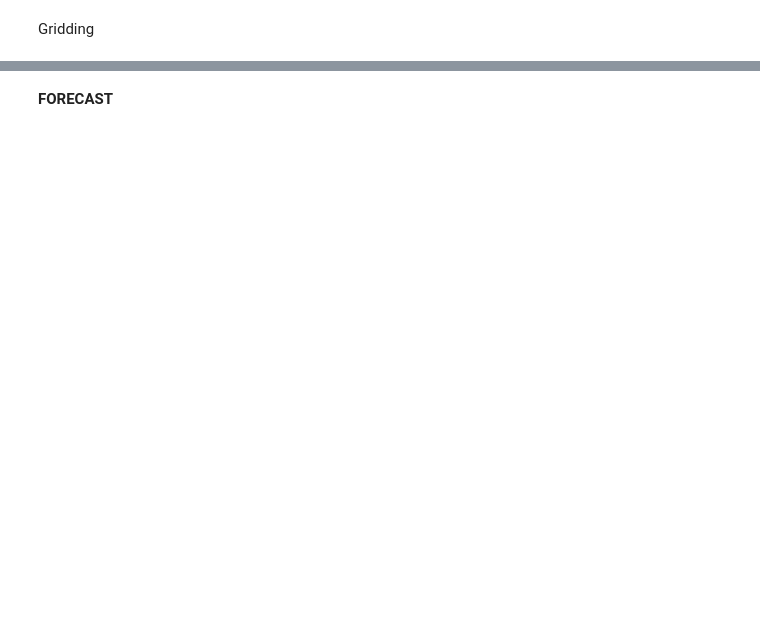
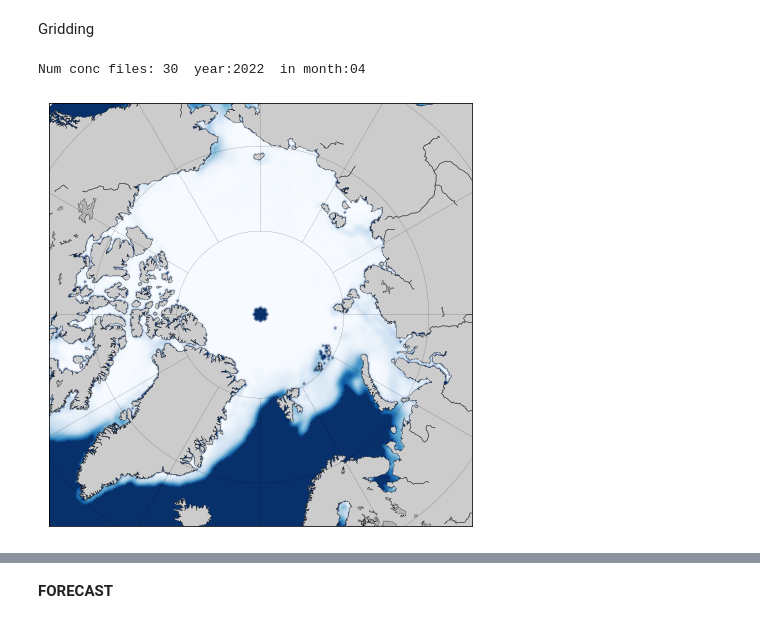
Before and after one commit to ozturkgizem/042422, a Jupyter notebook: SeaIcePrediction.ipynb, the cells around one changed output, grey strips where cells are left out. Saved outputs shown, nothing was run; the diff lists cells and outputs as text; code cells hidden in the pictures; blank space fills up the shorter version.

```diff
--- a/SeaIcePrediction.ipynb
+++ b/SeaIcePrediction.ipynb
@@ -44,8 +45,13 @@ from mpl_toolkits.basemap import Basemap, shiftgrid
 # %%
 !git clone https://github.com/ozturkgizem/042422.git Gizem
 # %%
-#os.makedirs(os.path.join("./SeaIce2022/ICE_CONC/NASA_TEAM"))
+#non-compatible w the other dir
+datapath= "./SeaIce2022/ICE_CONC/NASA_TEAM"
+if not os.path.exists(datapath):
+	os.makedirs(os.path.join(datapath))
 !cp -r ./Gizem/ICE_CONC/ARCTIC/ ./SeaIce2022/ICE_CONC/NASA_TEAM/
 !cp -r ./Gizem/ICE_CONC/ANTARCTIC/ ./SeaIce2022/ICE_CONC/NASA_TEAM/
+!cp -r ./Gizem/SeaIceIndex ./SeaIce2022/
+!rm -r ./Gizem
 # %% [markdown]
 ***TAHMİN FONKS-FORECAST FUNCS***
@@ -1191,7 +1163,7 @@ Gridding
 # File paths
 datapath='./SeaIce2022/'
 rawdatapath='./SeaIce2022/'
-dataoutpath='./Data/DataOutput/IceConcA/'
+dataoutpath='./DataOutput/IceConcA/'
 figpath='./Figures/Arctic/IceConc/'
 if not os.path.exists(rawdatapath):
 	os.makedirs(os.path.join(rawdatapath))
@@ -1213,11 +1185,11 @@ lonsG, latsG, xptsG, yptsG = m.makegrid(nx, ny, returnxy=True)
 #yptsG.dump(dataoutpath+'ypts'+grid_str+poleStr)
 
 poleStr='A'# 'A: Arctic, AA: Antarctic
-month=5 # 5=June, 0=January
-year=2016
+month=4 # 5=June, 0=January
+year=2022
 
 # Get lon/lats pf the ice concentration data on polar sterographic grid
-lats, lons = get_psnlatslons(datapath)
+lats, lons = get_psnlatslons("./Github/Data")
 xpts, ypts =m(lons, lats)
 
 f = Dataset('./Github/Data/OTHER/NIC_valid_ice_mask.N25km.01.1972-2007.nc', 'r')
@@ -1230,70 +1202,35 @@ if (year>2019):
   ice_conc = get_month_concSN_NRT(datapath, year, month, alg=alg, pole=poleStr, monthMean=1)
   # Mask values below 0.15
   ice_conc=ma.masked_where(ice_conc<=0.15, ice_conc)
-elif (year>2016 and year=<2019):
+elif (year>2016 and year<=2019):
 	#2017-2019 arası kendi repomdan çekiyorum: monthly
 	ice_conc = get_month_concSN(datapath, year, month, alg=alg, pole=poleStr)
 else:
 	#2016'ya kadar githubdaki repodan çekiyorum: monthly
 	ice_conc = get_month_concSN('./Github/Data', year, month, alg=alg, pole=poleStr)
 
 # fill ice concentration data with zeroes
 ice_conc = ice_conc.filled(0)
 
 ice_conc = where((ice_flag >=1.5), 0, ice_conc)
 
 ####################################################################################################
 
 fig = figure(figsize=(6,6))
 ax1=gca()
 
 im1 = m.pcolormesh(xpts , ypts, ice_conc, cmap=cm.Blues_r, vmin=0, vmax=1,shading='gouraud', zorder=2)
 
 m.drawcoastlines(linewidth=0.25, zorder=5)
 m.drawparallels(np.arange(90,-90,-10), linewidth = 0.25, zorder=3)
 m.drawmeridians(np.arange(-180.,180.,30.), linewidth = 0.25, zorder=3)
 m.fillcontinents(color='0.8',lake_color='0.7', zorder=2)
 
 subplots_adjust( right = 0.99, left = 0.01, top=0.99, bottom=0.01)
 #savefig(figpath+'/Arctic_BaKa_ice_extent_map_day1.png', dpi=1000)
 plt.show()
 
 # Note the pole hole due to the incomplete satellite orbit
-
-####################################################################################################
-
-#remove half a degree as gridding around the pole hole edge
-#SSMIS 89.18 -	January 2008 to present
-#SSM/I Pole Hole Mask	87.2	July 1987 through December 2007
-#SMMR Pole Hole Mask - 84.5	November 1978 through June 1987
-if (year<1987):
-    pmask=84.
-elif((year==1987)&(month<=5)):
-    pmask=84.
-elif ((year==1987)&(month>5)):
-    pmask=86.5
-elif ((year>1987)&(year<2008)):
-    pmask=86.5
-else:
-    pmask=88.5
-
-# Grid data
-ice_concG = griddata((xpts.flatten(), ypts.flatten()),ice_conc.flatten(), (xptsG, yptsG), method='linear')
-ice_conc_ma=ma.masked_where(np.isnan(ice_concG), ice_concG)
-ice_conc_ma=ma.masked_where((latsG>pmask), ice_conc_ma)
-
-####################################################################################################
-
-fig = figure(figsize=(6,6))
-ax1=gca()
-
-im1 = m.pcolormesh(xptsG , yptsG, ice_conc_ma, cmap=cm.Blues_r, vmin=0, vmax=1,shading='flat', zorder=2)
-
-m.drawcoastlines(linewidth=0.25, zorder=5)
-m.drawparallels(np.arange(90,-90,-10), linewidth = 0.25, zorder=3)
-m.drawmeridians(np.arange(-180.,180.,30.), linewidth = 0.25, zorder=3)
-m.fillcontinents(color='0.8',lake_color='0.7', zorder=2)
-
-subplots_adjust( right = 0.99, left = 0.01, top=0.99, bottom=0.01)
-#savefig(figpath+'/Arctic_BaKa_ice_extent_map_day1.png', dpi=1000)
-plt.show()
+# %% [output]
+Num conc files: 30  year:2022  in month:04
+[figure, added]
```
Also changed, not shown: parts of 38 cells of this notebook.
